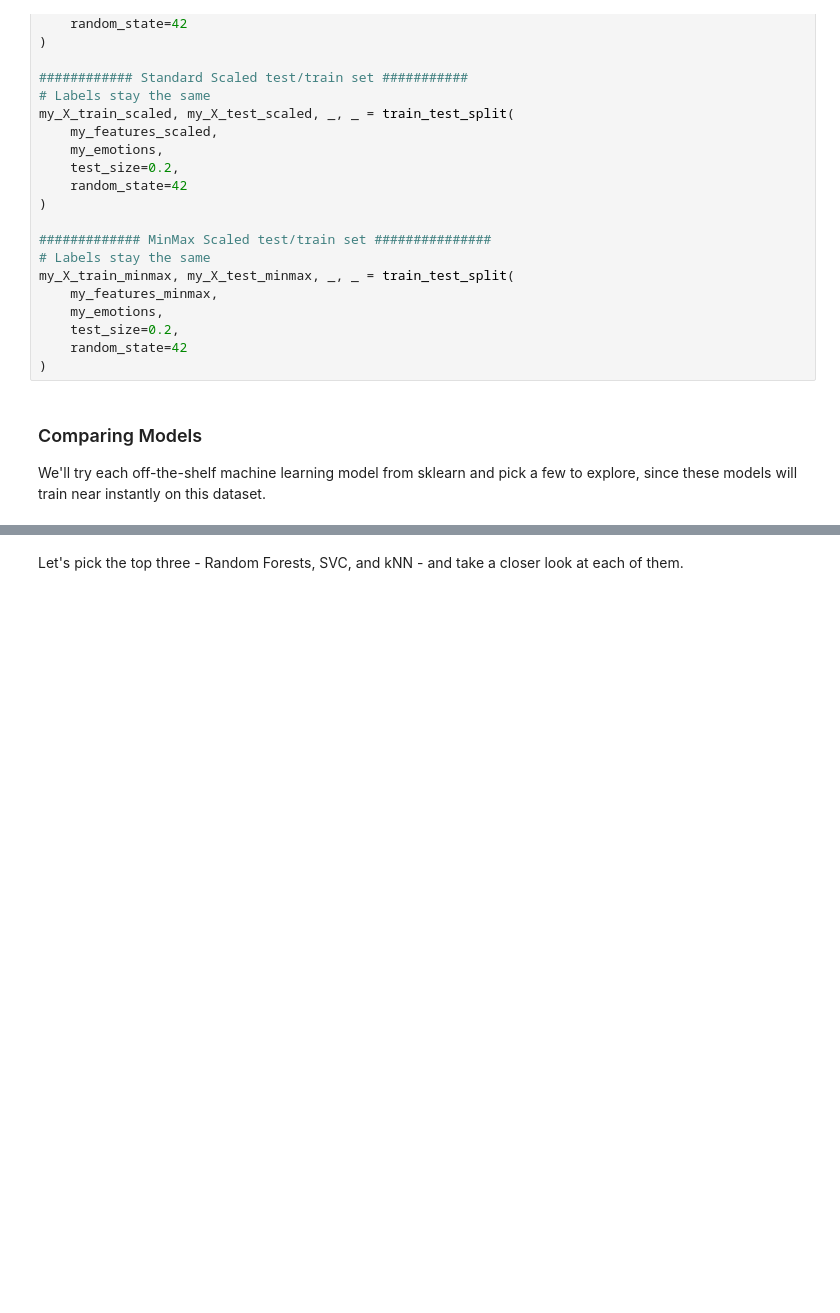
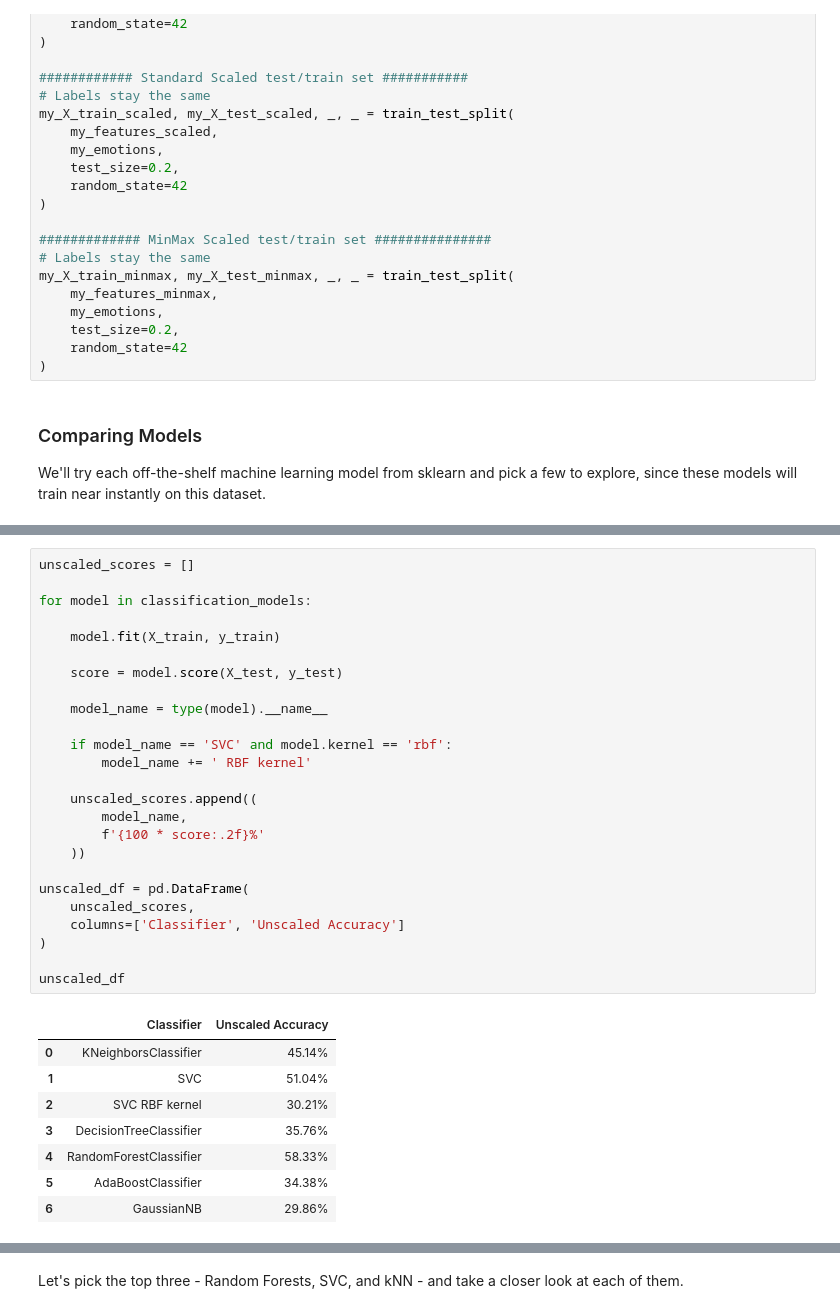
Before and after one commit to Yayu11/Week3-ClassicML, a Jupyter notebook: Week_3_MachineLearning.ipynb, the cells around one changed output, grey strips where cells are left out. Cells and saved outputs as stored; diff of their text form; blank space fills up the shorter version.

```diff
--- a/Week_3_MachineLearning.ipynb
+++ b/Week_3_MachineLearning.ipynb
@@ -720,0 +766,34 @@ my_scores_df
+# %%
+unscaled_scores = []
+
+for model in classification_models:
+
+    model.fit(X_train, y_train)
+
+    score = model.score(X_test, y_test)
+
+    model_name = type(model).__name__
+
+    if model_name == 'SVC' and model.kernel == 'rbf':
+        model_name += ' RBF kernel'
+
+    unscaled_scores.append((
+        model_name,
+        f'{100 * score:.2f}%'
+    ))
+
+unscaled_df = pd.DataFrame(
+    unscaled_scores,
+    columns=['Classifier', 'Unscaled Accuracy']
+)
+
+unscaled_df
+# %% [output]
+|  | Classifier | Unscaled Accuracy |
+| 0 | KNeighborsClassifier | 45.14% |
+| 1 | SVC | 51.04% |
+| 2 | SVC RBF kernel | 30.21% |
+| 3 | DecisionTreeClassifier | 35.76% |
+| 4 | RandomForestClassifier | 58.33% |
+| 5 | AdaBoostClassifier | 34.38% |
+| 6 | GaussianNB | 29.86% |
```
Also changed, not shown: parts of 9 cells of this notebook.
